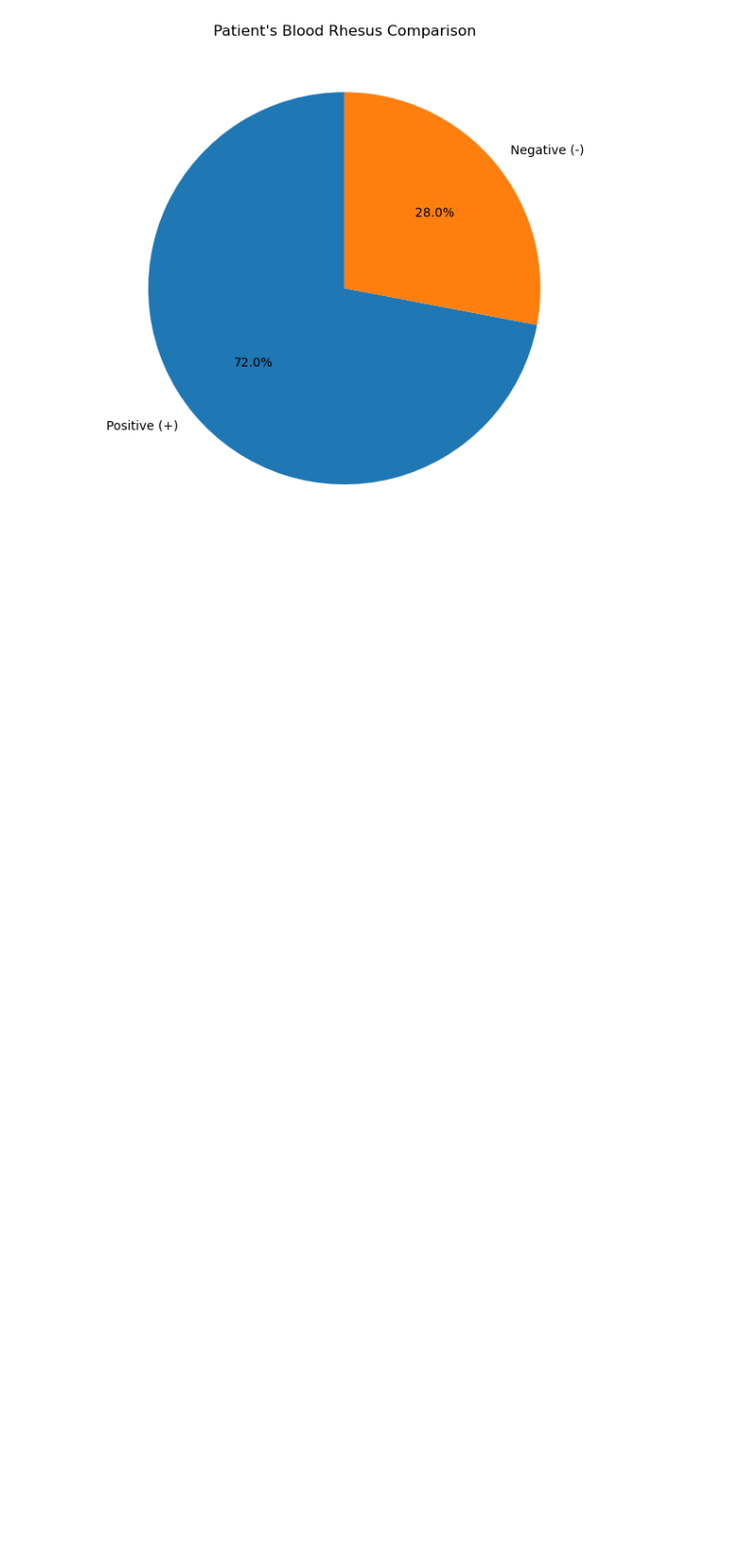
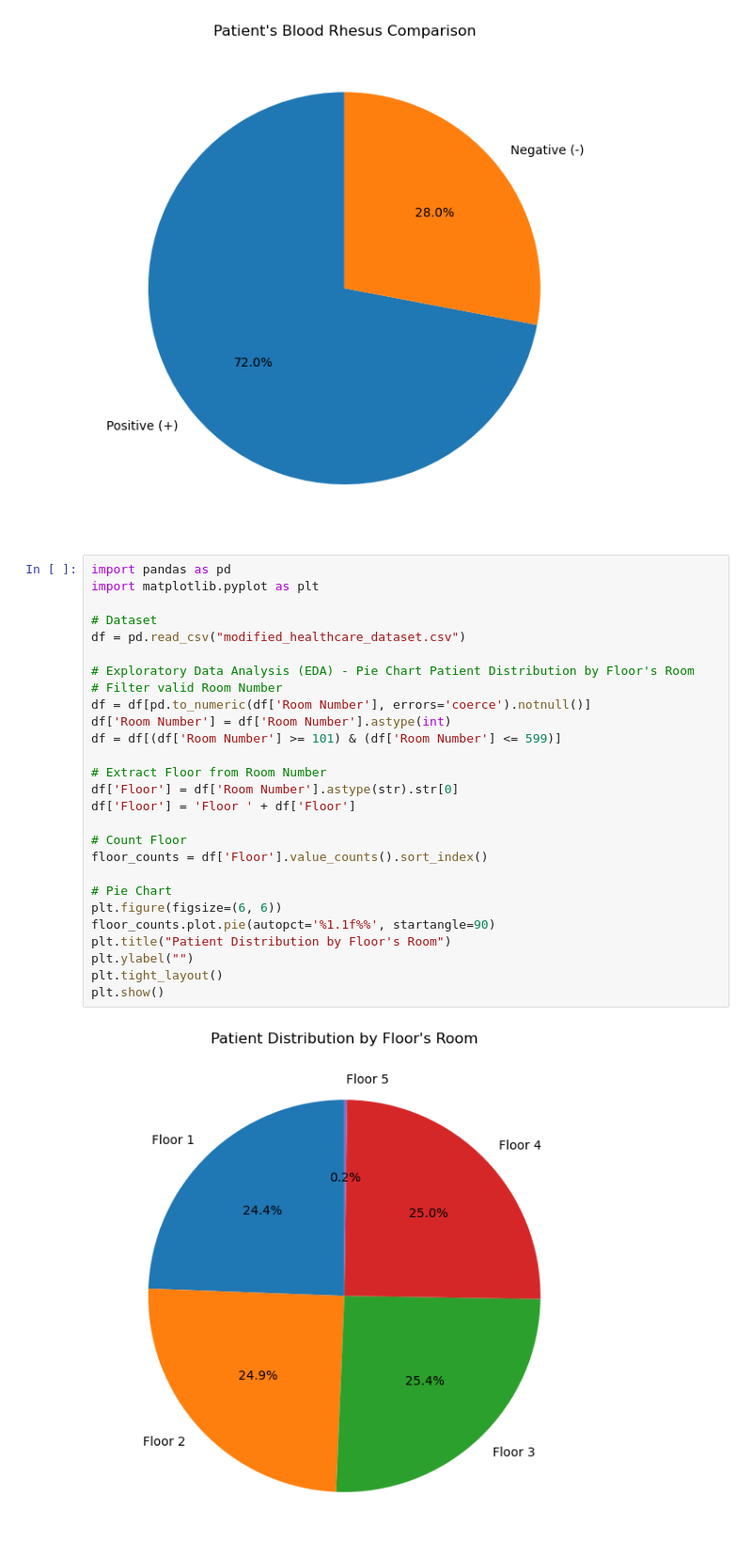
Before and after one commit to FlazeFy2/DS-Healthcare_Dataset, a Jupyter notebook: exploratory data analysis-pie.ipynb, the cells around one changed output. Shown: that part at 94% size. Saved outputs shown, nothing was run; the diff lists cells and outputs as text; blank space fills up the shorter version.

Commit message:
[DS] Exploratory Data Analysis (EDA) - Pie Chart Patient Distribution by Floor's Room

```diff
--- a/exploratory data analysis-pie.ipynb
+++ b/exploratory data analysis-pie.ipynb
@@ -46,3 +46,32 @@ plt.tight_layout()
 plt.show()
 # %% [output]
 [figure]
+# %%
+import pandas as pd
+import matplotlib.pyplot as plt
+
+# Dataset
+df = pd.read_csv("modified_healthcare_dataset.csv")
+
+# Exploratory Data Analysis (EDA) - Pie Chart Patient Distribution by Floor's Room
+# Filter valid Room Number
+df = df[pd.to_numeric(df['Room Number'], errors='coerce').notnull()]
+df['Room Number'] = df['Room Number'].astype(int)
+df = df[(df['Room Number'] >= 101) & (df['Room Number'] <= 599)]
+
+# Extract Floor from Room Number
+df['Floor'] = df['Room Number'].astype(str).str[0]
+df['Floor'] = 'Floor ' + df['Floor']
+
+# Count Floor
+floor_counts = df['Floor'].value_counts().sort_index()
+
+# Pie Chart
+plt.figure(figsize=(6, 6))
+floor_counts.plot.pie(autopct='%1.1f%%', startangle=90)
+plt.title("Patient Distribution by Floor's Room")
+plt.ylabel("")
+plt.tight_layout()
+plt.show()
+# %% [output]
+[figure, added]
```
